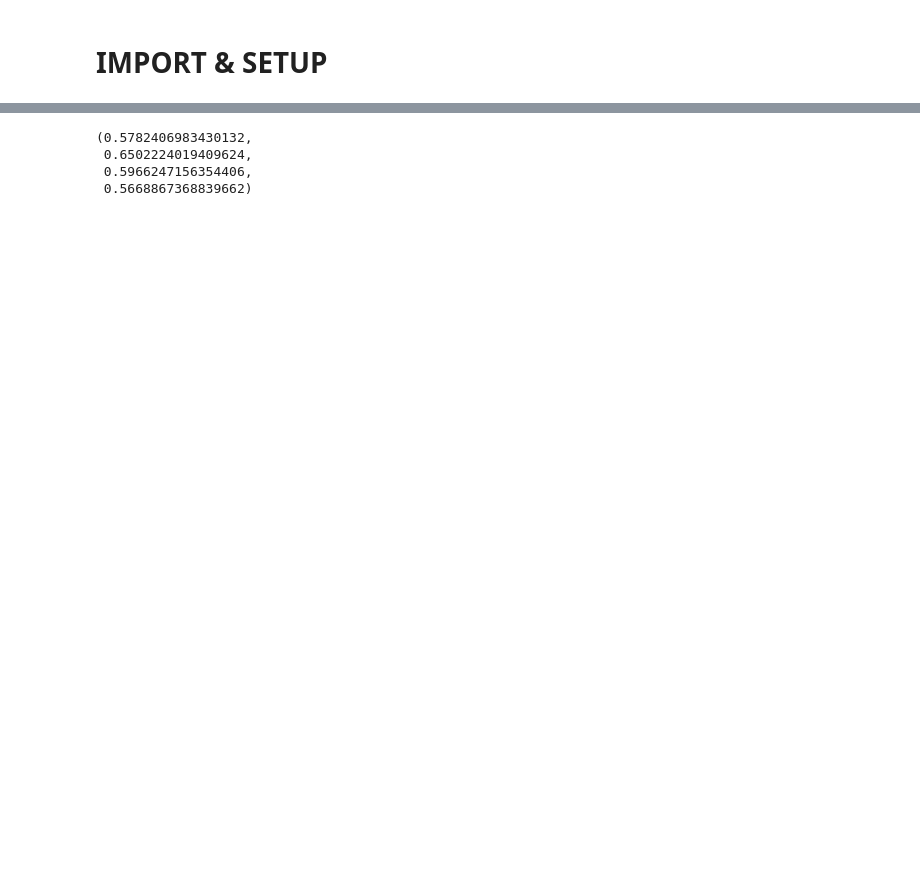
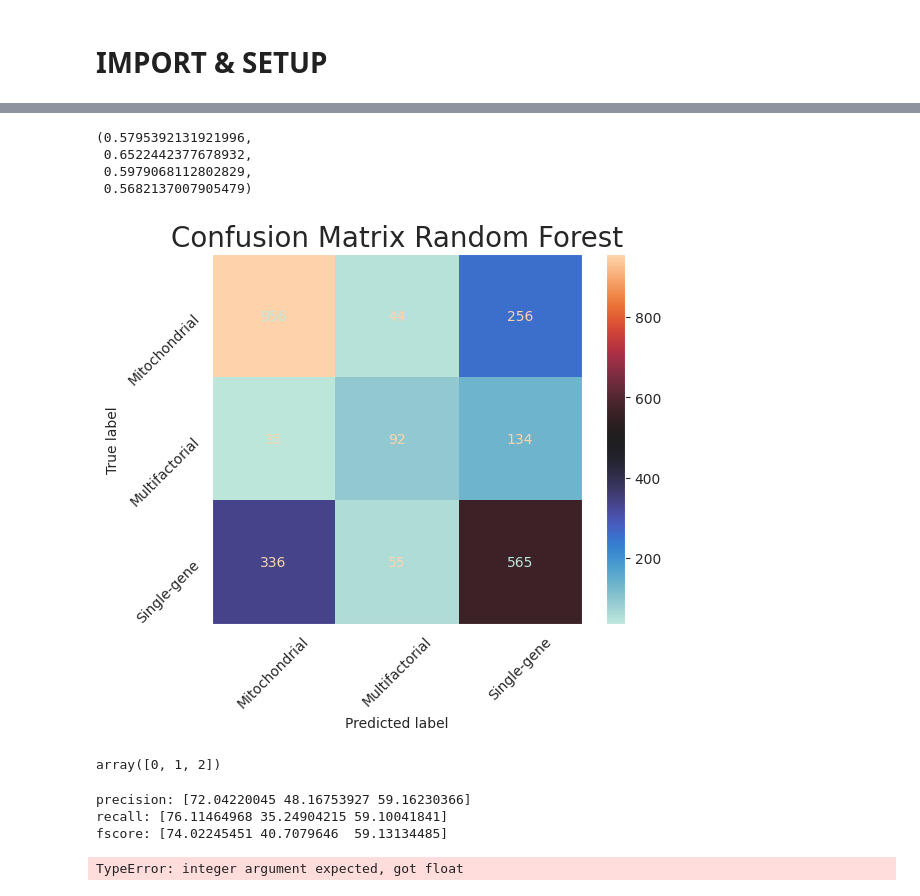
Before and after one commit to salmaloukili/ML, a Jupyter notebook: notebook.ipynb, the cells around one changed output, grey strips where cells are left out. Saved outputs shown, nothing was run; the diff lists cells and outputs as text; code cells hidden in the pictures; blank space fills up the shorter version.

```diff
--- a/notebook.ipynb
+++ b/notebook.ipynb
@@ -200,16 +172,59 @@ Best Parameters:  {'n_estimators': 400, 'min_samples_split': 10, 'min_samples_le
 # %%
-from sklearn.metrics import f1_score
 
-model = RandomForestClassifier(bootstrap=True, max_depth=410, max_features='sqrt',
-                       min_samples_leaf=6, min_samples_split=10, n_estimators=400)
+model = RandomForestClassifier(bootstrap=True, max_depth=54, max_features='sqrt',
+                               min_samples_leaf=6, min_samples_split=4, n_estimators=400)
 model.fit(X_train, Y_train)
 y_pred = model.predict(X_test)
 # %%
-from sklearn.metrics import accuracy_score, recall_score, precision_score
 
-f1_score(Y_test, y_pred, average='macro'), accuracy_score(Y_test, y_pred), precision_score(Y_test, y_pred, average='macro'), recall_score(Y_test, y_pred, average='macro')
+f1_score(Y_test, y_pred, average='macro'), accuracy_score(Y_test, y_pred), precision_score(Y_test, y_pred,
+                                                                                           average='macro'), recall_score(
+    Y_test, y_pred, average='macro')
 # %% [output]
-(0.5782406983430132,
- 0.6502224019409624,
- 0.5966247156354406,
- 0.5668867368839662)
+(0.5795392131921996,
+ 0.6522442377678932,
+ 0.5979068112802829,
+ 0.5682137007905479)
+# %%
+genetic_disorder_mapping_2 = {
+    'Mitochondrial': 0,
+    'Multifactorial': 1,
+    'Single-gene': 2,
+}
+
+inv_dict = {v: k for k, v in genetic_disorder_mapping_2.items()}
+
+cm = confusion_matrix([inv_dict[i] for i in Y_test], [inv_dict[i] for i in y_pred],
+                      labels=[inv_dict[i] for i in model.classes_])
+disp = ConfusionMatrixDisplay(confusion_matrix=cm,
+                              display_labels=[inv_dict[i] for i in model.classes_])
+disp.plot(cmap='warm', ax=None)
+plt.xticks(rotation=45)
+plt.yticks(rotation=45)
+plt.grid(False)
+plt.title('Confusion Matrix Random Forest', fontsize=20)
+plt.savefig('confusion_matrix.png', transparent=True, bbox_inches='tight')
+plt.show()
+# %% [output]
+[figure, added]
+# %%
+model.classes_
+# %% [output]
+array([0, 1, 2])
+# %%
+from sklearn.metrics import precision_recall_fscore_support as score
+
+scores = score(Y_test, y_pred) * np.array([100, ])
+precision, recall, fscore, support = scores
+
+print('precision: {}'.format(precision))
+print('recall: {}'.format(recall))
+print('fscore: {}'.format(fscore))
+# %% [output]
+precision: [72.04220045 48.16753927 59.16230366]
+recall: [76.11464968 35.24904215 59.10041841]
+fscore: [74.02245451 40.7079646  59.13134485]
+# %%
+np.mean(precision_avg, recall_avg, fscore_avg)
+# %% [output]
+TypeError: integer argument expected, got float
```
Also changed, not shown: parts of 11 cells of this notebook, 4 other files.
